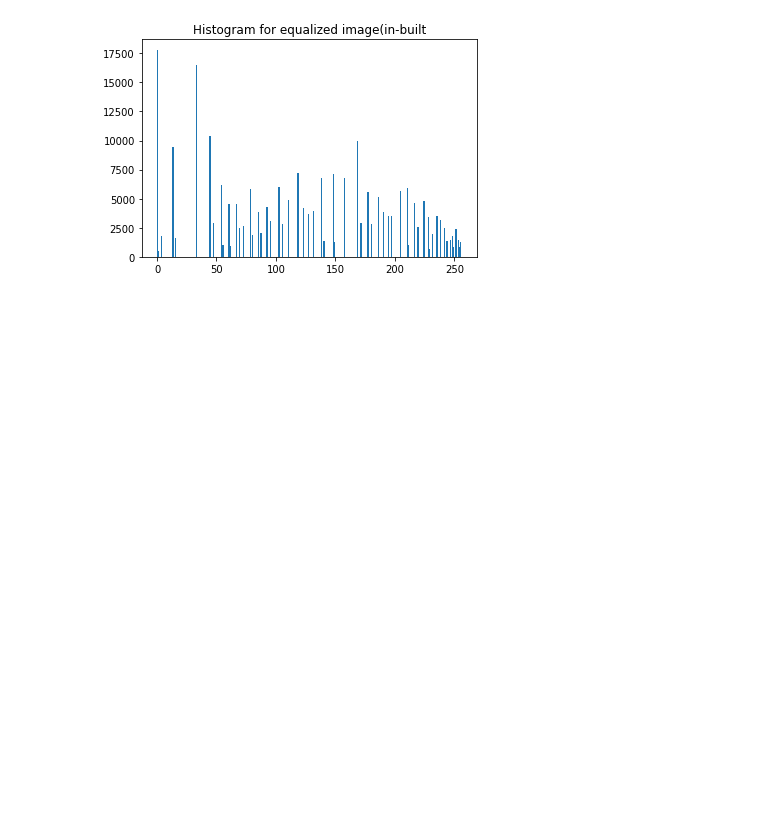
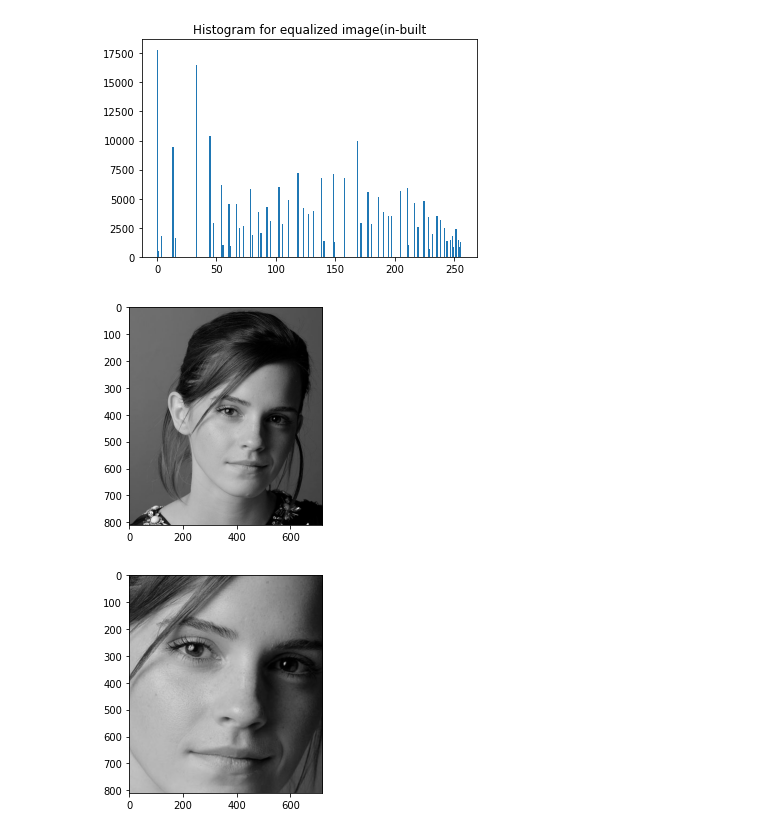
Before and after one commit to PabasaraDilshan/EN2550, a Jupyter notebook: Assignment1/ass1.ipynb, the cells around one changed output. Drawn from its saved outputs; the diff is of its cells as text; code cells hidden in the pictures; blank space fills up the shorter version.

```diff
--- a/Assignment1/ass1.ipynb
+++ b/Assignment1/ass1.ipynb
@@ -221,3 +221,14 @@ Text(0.5, 1.0, 'Histogram for equalized image(in-built')
 [figure]
 [figure]
 [figure]
+# %%
+img = cv.imread('emma_gray.jpg',cv.IMREAD_GRAYSCALE)
+s = 2
+displayImg(img,"")
+scaledimg =cv.resize(img,None,fx=s,fy=s,interpolation=cv.INTER_LINEAR)
+croppedimg = scaledimg[500:img.shape[0]+500,500:img.shape[1]+500]
+
+displayImg(croppedimg,"")
+# %% [output]
+[figure, added]
+[figure, added]
```
